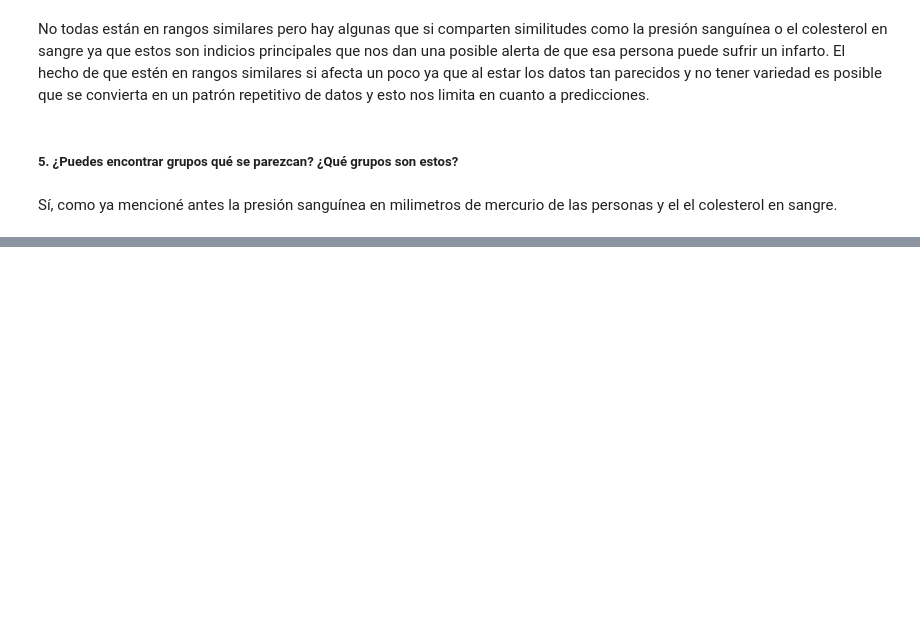
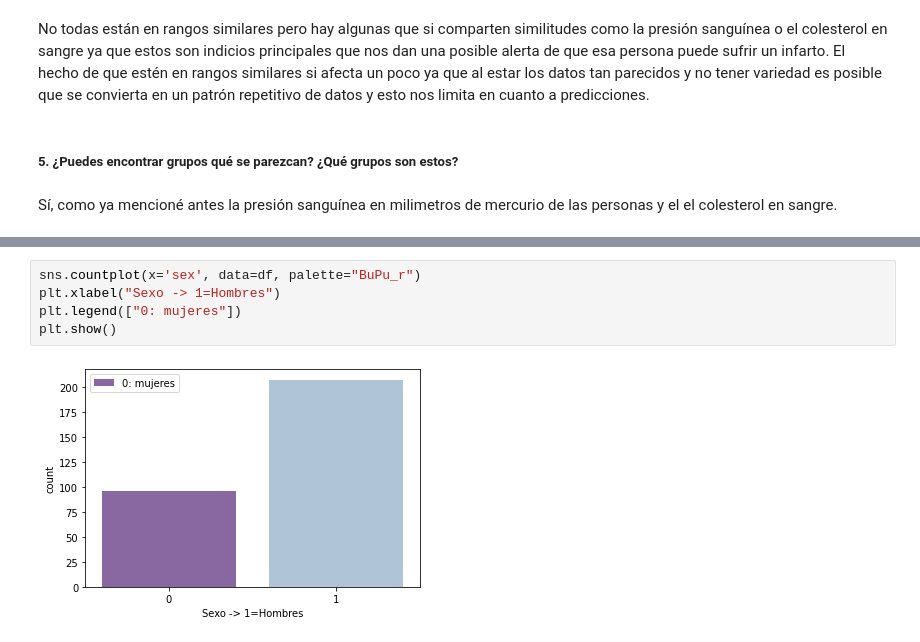
Before and after one commit to Fdiaz17/TC1002600, a Jupyter notebook: EntregableFinal.ipynb, the cells around one changed output, grey strips where cells are left out. Drawn from its saved outputs; the diff is of its cells as text; blank space fills up the shorter version.

```diff
--- a/EntregableFinal.ipynb
+++ b/EntregableFinal.ipynb
@@ -202 +298,8 @@ Percentage of Male Patients: 68.32%
+# %%
+sns.countplot(x='sex', data=df, palette="BuPu_r")
+plt.xlabel("Sexo -> 1=Hombres")
+plt.legend(["0: mujeres"])
+plt.show()
+# %% [output]
+[figure, added]
 # %%
```
Also changed, not shown: parts of 21 cells of this notebook, 1 other file.
